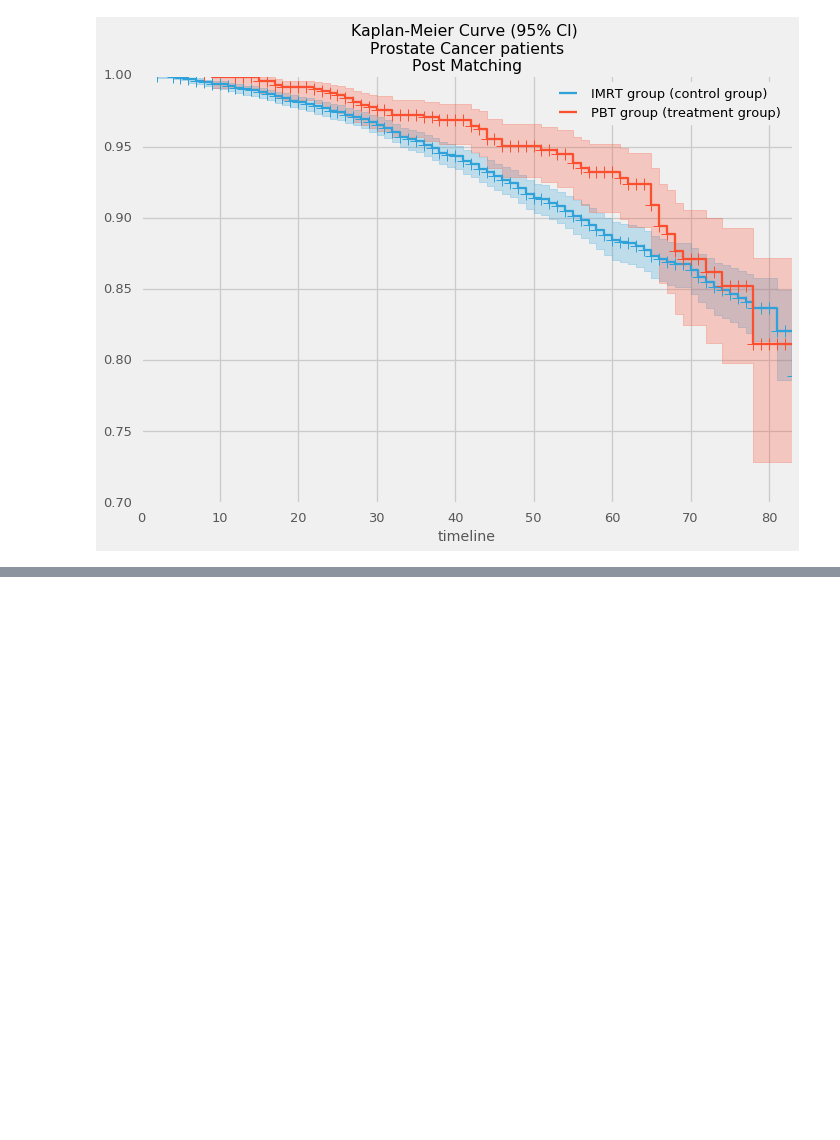
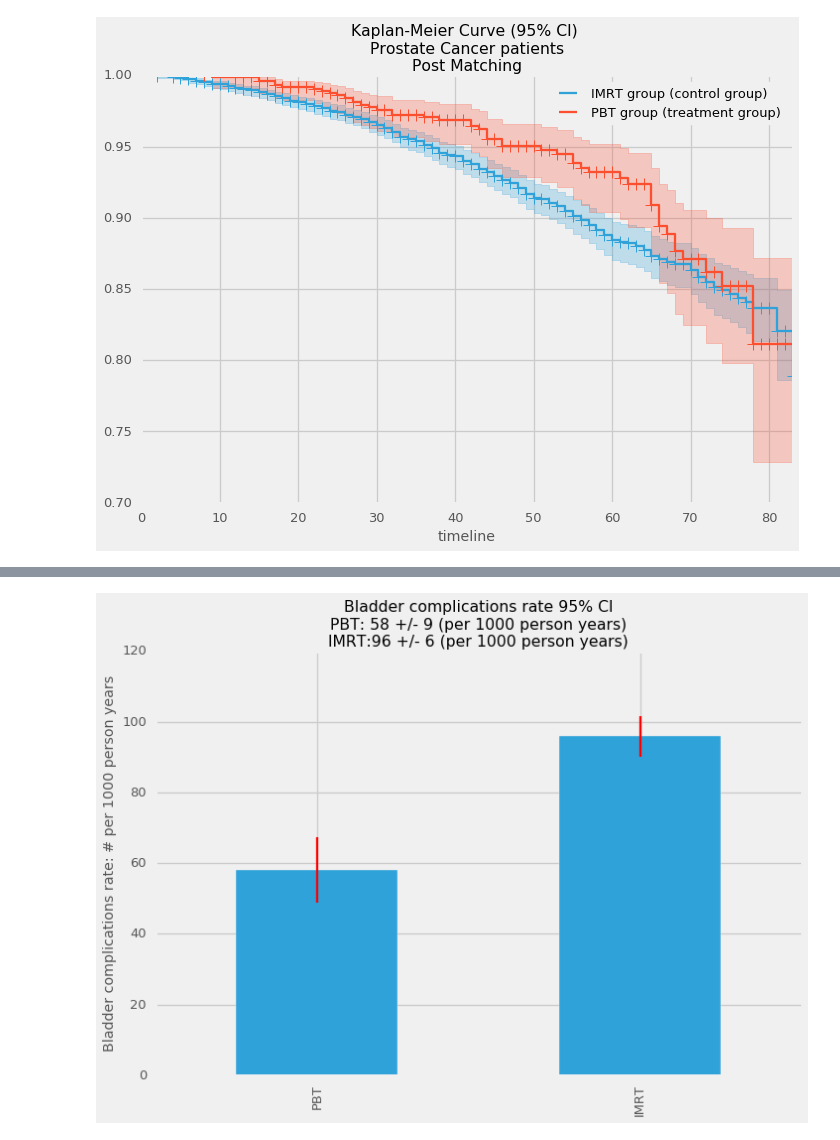
Before and after one commit to doolingdavid/IBATHREE, a Jupyter notebook: talk.ipynb, the cells around one changed output, grey strips where cells are left out. Cells and saved outputs as stored; diff of their text form; code cells hidden in the pictures; blank space fills up the shorter version.

```diff
--- a/talk.ipynb
+++ b/talk.ipynb
@@ -846,0 +890,4 @@ Image(filename="all_km_post_matching.png",embed=True)
+# %%
+Image('bladder_comp.png',embed=True)
+# %% [output]
+[figure, added]
```
Also changed, not shown: parts of 18 cells of this notebook, 1 other file.
